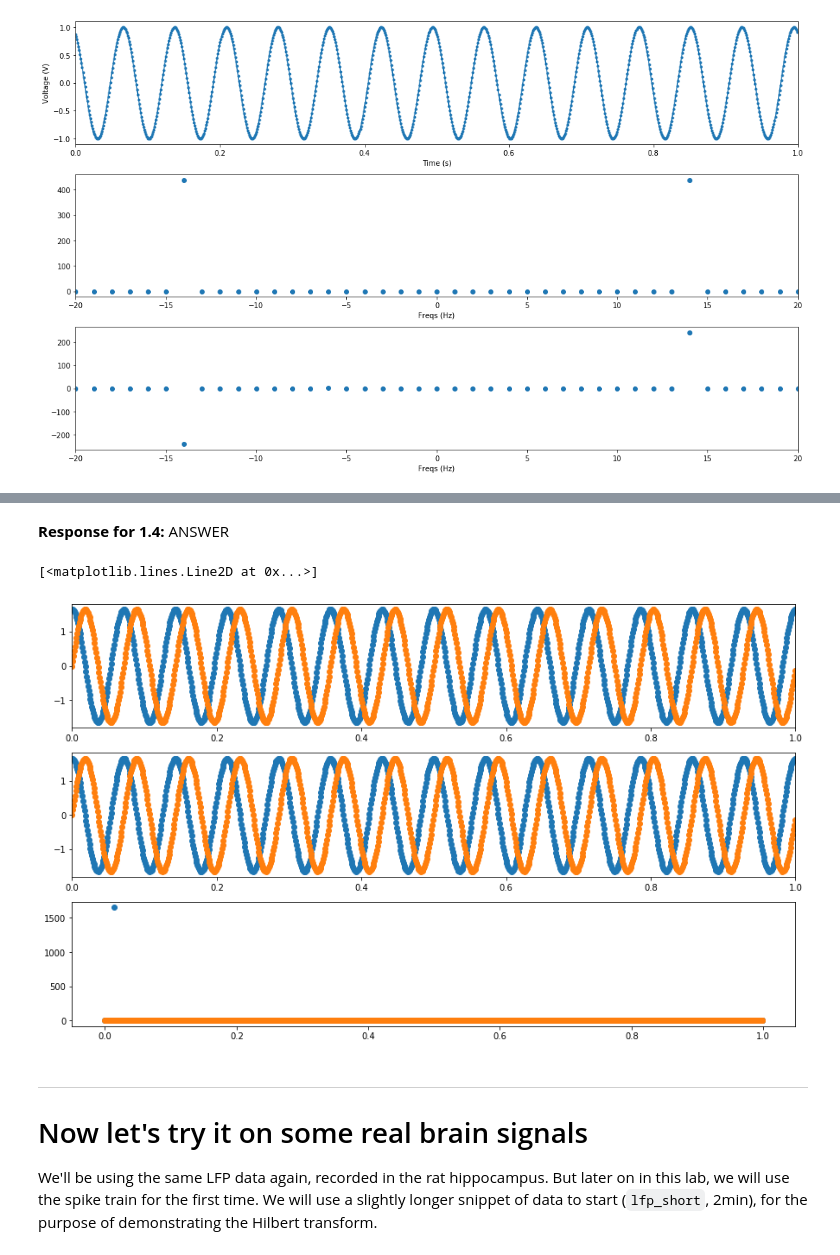
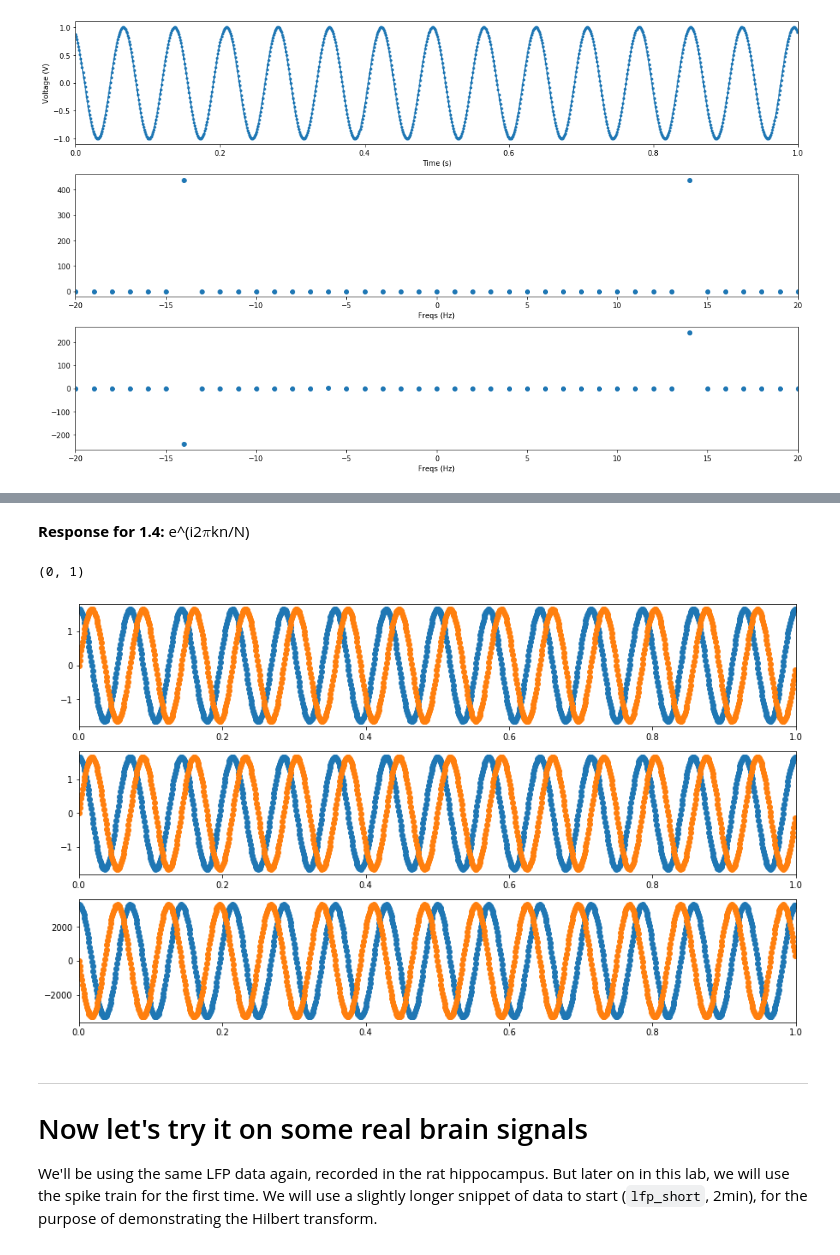
Before and after one commit to dylew898/COGS118C, a Jupyter notebook: Assignments/A4-HilbertLFPSpike.ipynb, the cells around one changed output, grey strips where cells are left out. Saved outputs shown, nothing was run; the diff lists cells and outputs as text; code cells hidden in the pictures.

```diff
--- a/Assignments/A4-HilbertLFPSpike.ipynb
+++ b/Assignments/A4-HilbertLFPSpike.ipynb
@@ -91,42 +91,43 @@ The Hilbert transform, as implemented in `scipy.signal`, takes the FFT of the si
 
 [1] 1.8: Use your function to compute the analytic signal of `sine`, as you did for Q1.6. Plot the real and imaginary components. You should have 3 identical plots at this point.
 # %% [markdown]
-**Response for 1.4:** ANSWER
+**Response for 1.4:** e^(i2$\pi$kn/N)
 # %%
 complex_sine = np.exp(1j*2*np.pi*f_sin*t+offset)
 
 plt.figure(figsize=(15,9))
 plt.subplot(3,1,1)
 # plot the real and imag component of complex_sine
 plt.plot(t,complex_sine.real, 'o')
 plt.plot(t,complex_sine.imag, 'o')
 plt.xlim([0,1])
 
 # call signal.hilbert and plot the real and imag component of x_a
 x_a = signal.hilbert(complex_sine.real)
 plt.subplot(3,1,2)
 # plot real and im component of x_a
 plt.plot(t,x_a.real, 'o')
 plt.plot(t,x_a.imag, 'o')
 plt.xlim([0,1])
 
 def my_hilbert(signal):
     # _FILL_IN_YOUR_CODE_HERE
     FT = np.fft.fft(signal)
     freqs = np.fft.fftfreq(len(signal))
-    FT[np.where(freqs<0)]=0. # zero out negative frequencies, use np.where()
-    return (FT*2) # return 2x positive frequencies
+    FT[(np.where(freqs<0))] = 0. # zero out negative frequencies, use np.where()
+    return np.fft.fft(FT*2) # return 2x positive frequencies
 
 
 plt.subplot(3,1,3)
 # call my_hilbert and plot the real and imag component of my_x_a
-my_x_a = my_hilbert(complex_sine.real)
+my_x_a = my_hilbert(complex_sine)
 # plot real and im component of my_x_a
 plt.plot(t, my_x_a.real, 'o')
 plt.plot(t, my_x_a.imag, 'o')
+plt.xlim([0,1])
 # %% [output]
-[<matplotlib.lines.Line2D at 0x...>]
+(0, 1)
-[figure, old version]
+[figure, new version]
 # %% [markdown]
 ---
 # Now let's try it on some real brain signals
```
Also changed, not shown: parts of 6 cells of this notebook.
